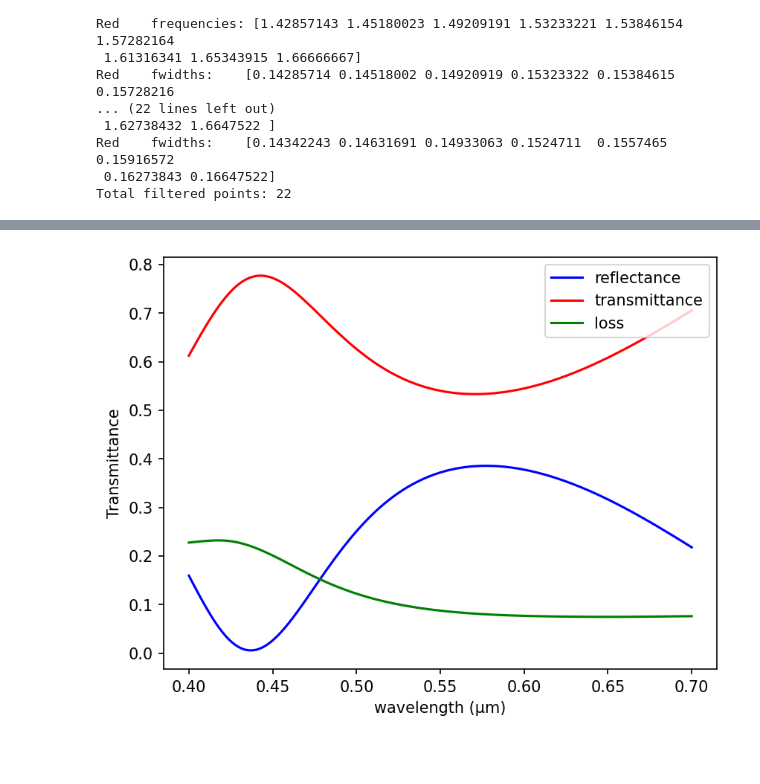
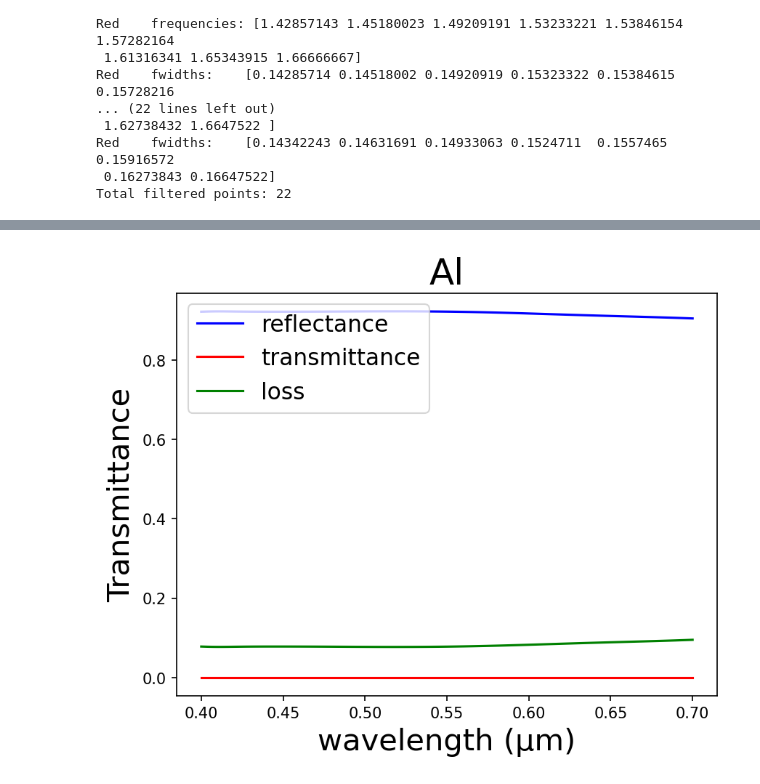
Before and after one commit to M2nion/EIDL, a Jupyter notebook: Tool/Meep/LGD/Meep code/OLED structure/Layer by Layer check/Sangbin_code/Min code/RT_min검증.ipynb, the cells around one changed output, grey strips where cells are left out. Drawn from its saved outputs; the diff is of its cells as text; code cells hidden in the pictures; blank space fills up the shorter version.

```diff
--- a/Tool/Meep/LGD/Meep code/OLED structure/Layer by Layer check/Sangbin_code/Min code/RT_min검증.ipynb
+++ b/Tool/Meep/LGD/Meep code/OLED structure/Layer by Layer check/Sangbin_code/Min code/RT_min검증.ipynb
@@ -362,7 +264,7 @@ Nx = int(round(design_region_resolution * design_region_x)) + 1
 Ny = int(round(design_region_resolution * design_region_y)) + 1
 Nz = int(round(design_region_resolution * design_region_z)) + 1
 
-design_variables = mp.MaterialGrid(mp.Vector3(0, 0, Nz), Air, sio2, grid_type="U_MEAN")
+design_variables = mp.MaterialGrid(mp.Vector3(0, 0, Nz), Air, define_Material, grid_type="U_MEAN")
 # %%
 design_region = mpa.DesignRegion(
     design_variables,
@@ -374,7 +276,7 @@ design_region = mpa.DesignRegion(
 # %%
 geometry = [
     mp.Block(
-        center=design_region.center, size=mp.Vector3(mp.inf, mp.inf, 0.2), material=sio2
+        center=design_region.center, size=mp.Vector3(mp.inf, mp.inf, 0.2), material=define_Material
     )
 ]
 # %%
@@ -443,7 +345,7 @@ opt.sim = mp.Simulation(
     sources=source,
     default_material=Air,
     resolution=resolution,
-    extra_materials=[sio2],
+    extra_materials=[define_Material],
     k_point = mp.Vector3(0,0,0),
     dimensions=1
 )
@@ -514,7 +420,7 @@ opt.sim = mp.Simulation(
     sources=source,
     default_material=Air,
     resolution=resolution,
-    extra_materials=[sio2],
+    extra_materials=[define_Material],
     k_point = mp.Vector3(0,0,0),
     dimensions=1
 )
@@ -596,22 +506,30 @@ run 0 finished at t = 18.023 (36046 timesteps)
 # %%
 wl = []
 Rs = []
 Ts = []
 for i in range(nfreq):
-    wl = np.append(wl, 1 / (flux_freqs[i] ))
+    wl = np.append(wl, 1 / flux_freqs[i])
     Rs = np.append(Rs, -bend_refl_flux[i] / total_flux[i])
     Ts = np.append(Ts, bend_tran_flux[i] / total_flux[i])
 
 if mp.am_master():
     plt.figure(dpi=150)
     plt.plot(wl, Rs, "b", label="reflectance")
     plt.plot(wl, Ts, "r", label="transmittance")
     plt.plot(wl, 1 - Rs - Ts, "g", label="loss")
-    # plt.axis([0.40, 0.70, 0, 1])
-    plt.xlabel("wavelength (μm)")
-    plt.ylabel("Transmittance")
-    plt.legend(loc="upper right")
+
+    # 제목 설정 (define_material_name 사용, 크기 24)
+    plt.title(define_material_name, fontsize=24)
+
+    # 축 레이블 크기 조정
+    plt.xlabel("wavelength (μm)", fontsize=20)
+    plt.ylabel("Transmittance", fontsize=20)
+
+    # 범례 크기 조정
+    plt.legend(loc="upper left", fontsize=15)
+
+    #plt.axis([0.40, 0.70, 0, 1])
     #plt.show()
-    plt.savefig("Resolution1000.png")
+    plt.savefig(f"{define_material_name} Resolution1000.png")
 # %% [output]
-[figure, old version]
+[figure, new version]
```
Also changed, not shown: parts of 11 cells of this notebook, 38 other files.
